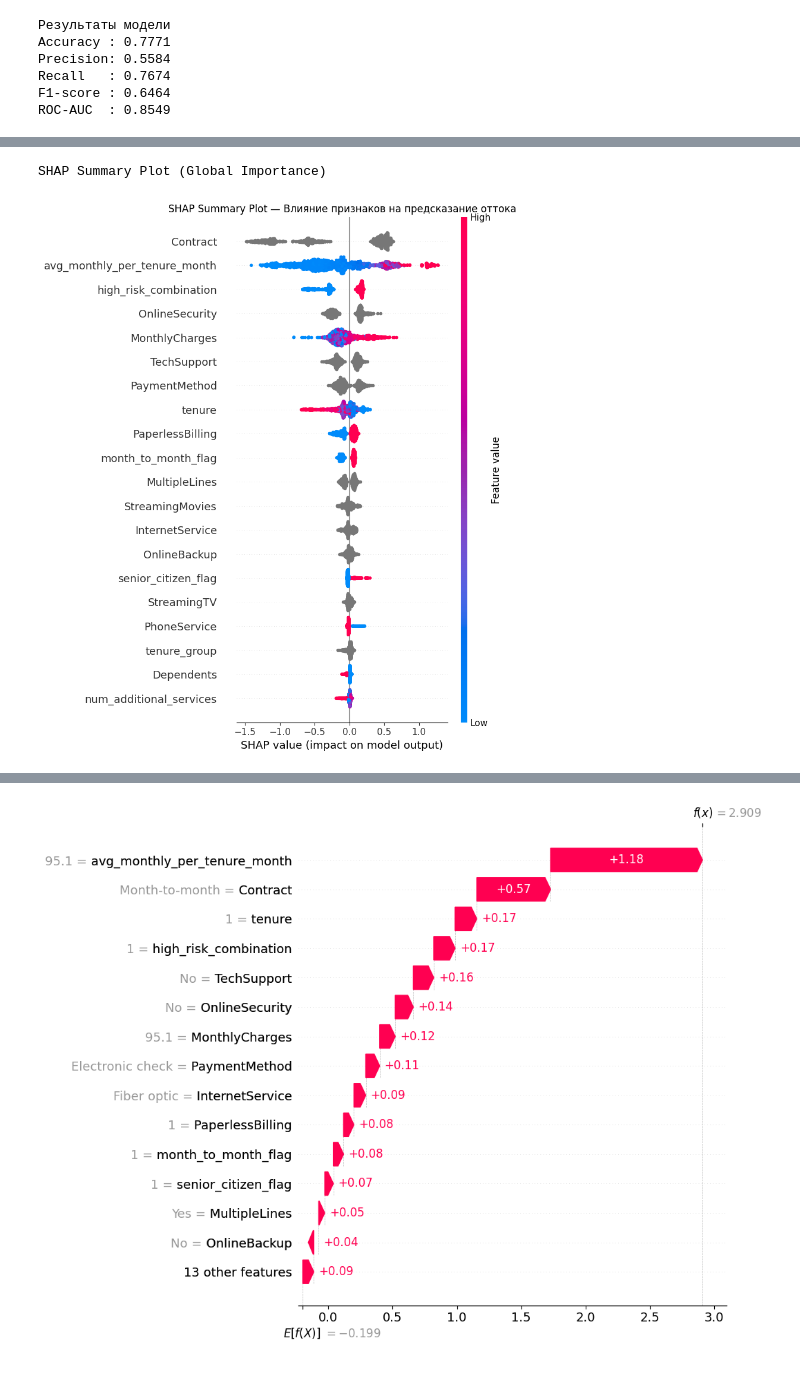
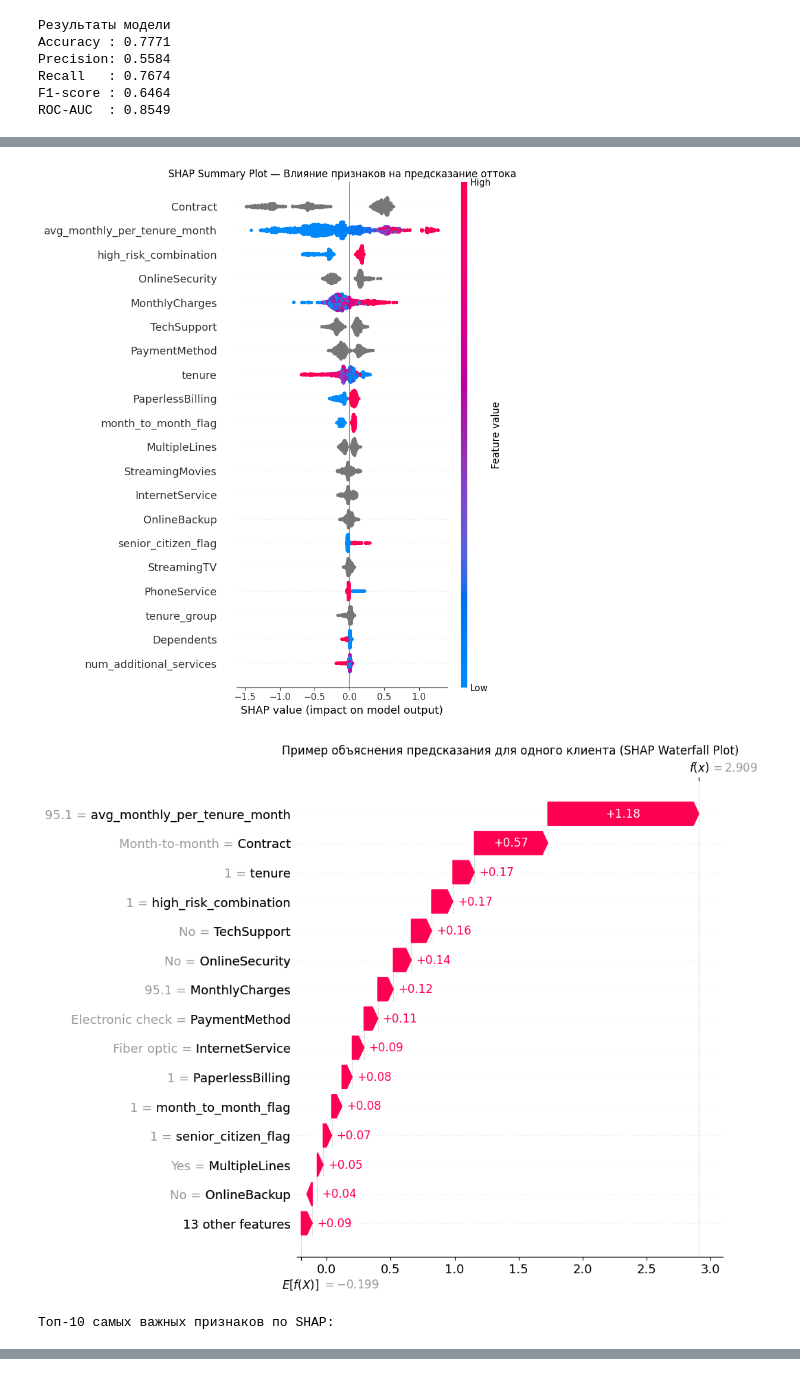
Before and after one commit to temakiselevv/telco-churn-project, a Jupyter notebook: notebooks/04_churn_modeling.ipynb, the cells around one changed output, grey strips where cells are left out. Cells and saved outputs as stored; diff of their text form; code cells hidden in the pictures.

```diff
--- a/notebooks/04_churn_modeling.ipynb
+++ b/notebooks/04_churn_modeling.ipynb
@@ -334,58 +338,71 @@ print(f"Модель успешно сохранена в '{model_path}'")
 # %%
 # SHAP Analysis
 
+shap_figs = {}
+shap_tables = {}
+
 explainer = shap.TreeExplainer(final_model)
-
-# Вычисляем SHAP значения для тестового набора
 shap_values = explainer.shap_values(X_test)
 
 # Summary Plot (Beeswarm)
-print("SHAP Summary Plot (Global Importance)")
-
 plt.figure(figsize=(12, 8))
 shap.summary_plot(shap_values, X_test, plot_type="dot", show=False)
 plt.title("SHAP Summary Plot — Влияние признаков на предсказание оттока")
 plt.tight_layout()
+plt.savefig('../dashboards/modeling/shap_summary_plot.png', dpi=150, bbox_inches='tight')
 plt.show()
 
+# Среднее абсолютное влияние признака
 shap_df = pd.DataFrame(shap_values, columns=X_test.columns)
-
-# Среднее абсолютное влияние признака
 mean_shap = np.abs(shap_df).mean().sort_values(ascending=False).head(15).reset_index()
 mean_shap.columns = ['feature', 'mean_shap']
 
+# График Топ-15 признаков по среднему влиянию (SHAP)
 fig_shap = px.bar(
     mean_shap,
     x='mean_shap',
     y='feature',
     orientation='h',
     title='Топ-15 признаков по среднему влиянию (SHAP)',
     labels={'mean_shap': 'Среднее абсолютное SHAP значение', 'feature': 'Признак'},
     color='mean_shap',
     color_continuous_scale='RdYlBu_r'
 )
 
 fig_shap.update_layout(height=650, width=950, yaxis=dict(autorange="reversed"))
+shap_figs["Топ-15 признаков по среднему влиянию (SHAP)"] = fig_shap
 fig_shap.show()
 
 # Waterfall Plot
-print("\nПример объяснения предсказания для одного клиента")
-
 high_risk_idx = np.argsort(y_pred_proba)[-1]
 
 shap.waterfall_plot(
     shap.Explanation(
         values=shap_values[high_risk_idx],
         base_values=explainer.expected_value,
         data=X_test.iloc[high_risk_idx],
         feature_names=X_test.columns.tolist()
     ),
-    max_display=15
+    max_display=15,
+    show=False
 )
+plt.title("Пример объяснения предсказания для одного клиента (SHAP Waterfall Plot)")
+plt.savefig('../dashboards/modeling/shap_waterfall_plot.png', dpi=150, bbox_inches='tight')
+plt.show()
 
 # Топ-10 признаков в табличном виде
 print("\nТоп-10 самых важных признаков по SHAP:")
+shap_tables["Топ-10 самых важных признаков по SHAP"] = mean_shap.head(10).style.format({'mean_shap': '{:.4f}'})
 display(mean_shap.head(10).style.format({'mean_shap': '{:.4f}'}))
+
+save_to_html(
+    figures_dict=shap_figs,
+    tables_dict=shap_tables,
+    filename="shap.html",
+    title="SHAP Analysis",
+    dashboard_dir="modeling"
+)
 # %% [output]
+[figure, new version]
+[figure, new version]
-SHAP Summary Plot (Global Importance)
+Топ-10 самых важных признаков по SHAP:
-[figure, old version]
@@ -393 +420,0 @@ SHAP Summary Plot (Global Importance)
-[figure, old version]
```
Also changed, not shown: parts of 5 cells of this notebook, 10 other files.
